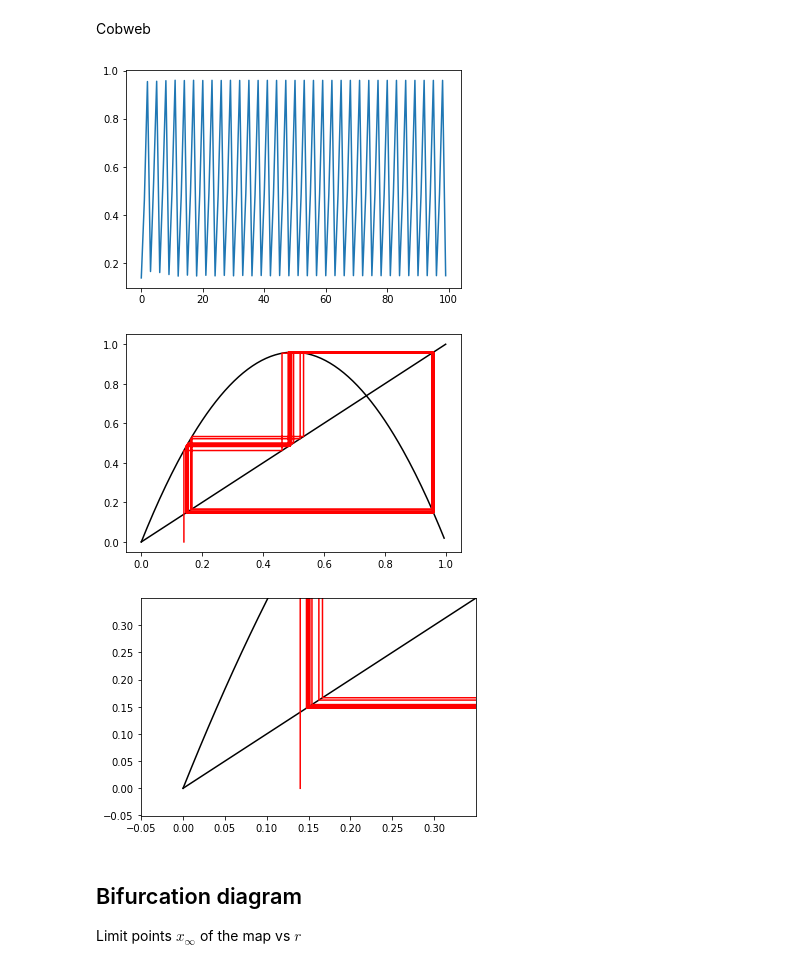
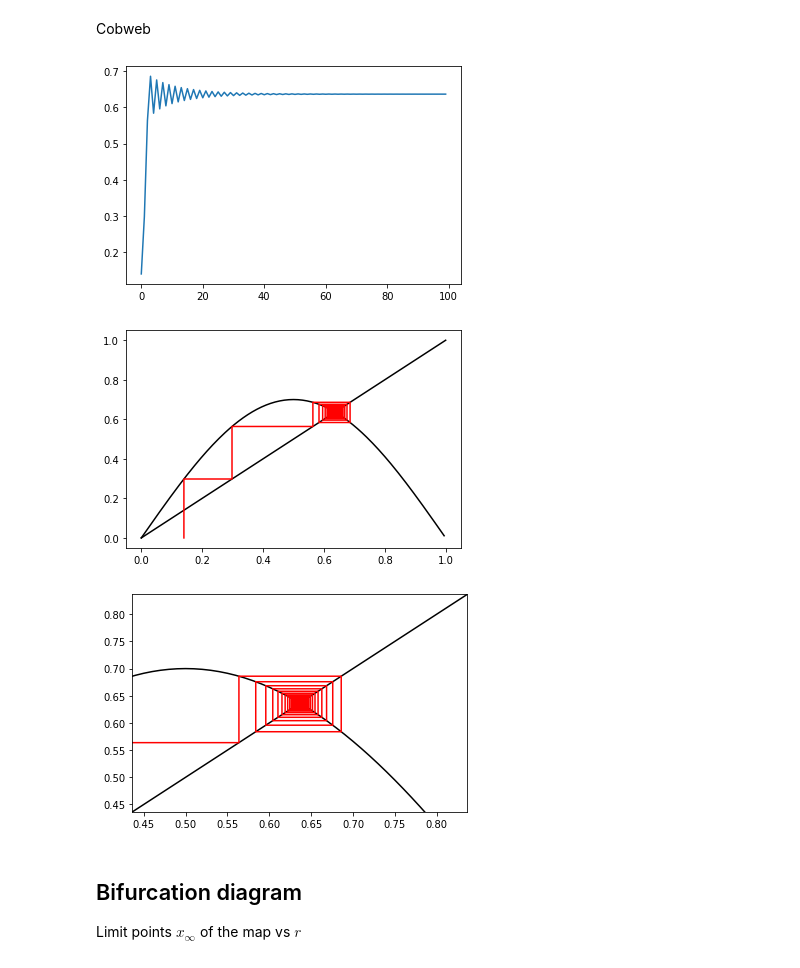
Before and after one commit to jlidmar/cmplx, a Jupyter notebook: logistic-map.ipynb, the cells around one changed output. Cells and saved outputs as stored; diff of their text form; code cells hidden in the pictures.

```diff
--- a/logistic-map.ipynb
+++ b/logistic-map.ipynb
@@ -30,46 +30,46 @@ Cobweb
 
 x = 0.14 #@param {type:"slider", min:0, max:1, step:0.01}
 
-r = 3.84 #@param ["2.7", "3.05", "3.45", "3.5", "3.7", "3.84"] {type:"raw", allow-input: true}
+r = 2.8 #@param ["2.8", "3.05", "3.3", "3.5", "3.56", "3.569946", "3.84", "3.9"] {type:"raw", allow-input: true}
 
 # x = np.random.uniform()
 
 y = 0
 
-N = 1000
+N = 500
 
 xx = np.zeros(2*N)
 yy = np.zeros(2*N)
 
 k = 0
 
 for n in range(N):
   xx[k] = x
   yy[k] = y
   k = k + 1
   y = f(x,r)
   xx[k] = x
   yy[k] = y
   k = k + 1
   x = y
 
 xxx = np.arange(0,1,0.005)
 yyy = f(xxx,r)
 
 plt.plot(range(0,100), xx[1:200:2]);
 plt.figure()
 plt.plot (xxx,yyy, 'k',[0, 1], [0, 1], 'k', xx,yy, 'r');
 
 # Plot a zoom in
 plt.figure();
 xmin = xx[N-100] - 0.2
 xmax = xmin + 0.4
 plt.plot(xxx,yyy, 'k',[0, 1], [0, 1], 'k', xx,yy, 'r');
 plt.axis([xmin,xmax,xmin,xmax]);
 # %% [output]
-[figure, old version]
+[figure, new version]
-[figure, old version]
+[figure, new version]
-[figure, old version]
+[figure, new version]
 # %% [markdown]
 ## Bifurcation diagram
 
```
